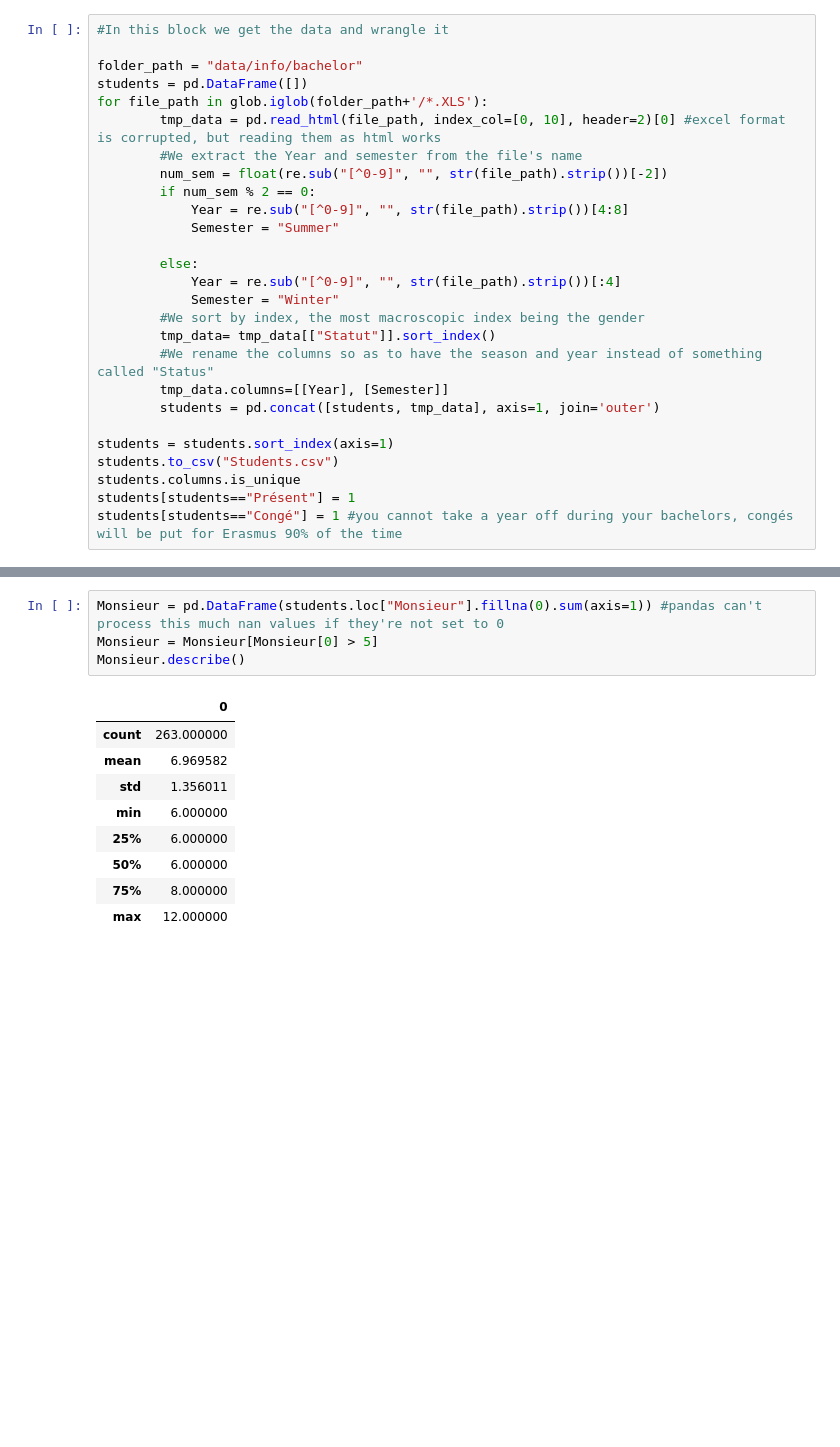
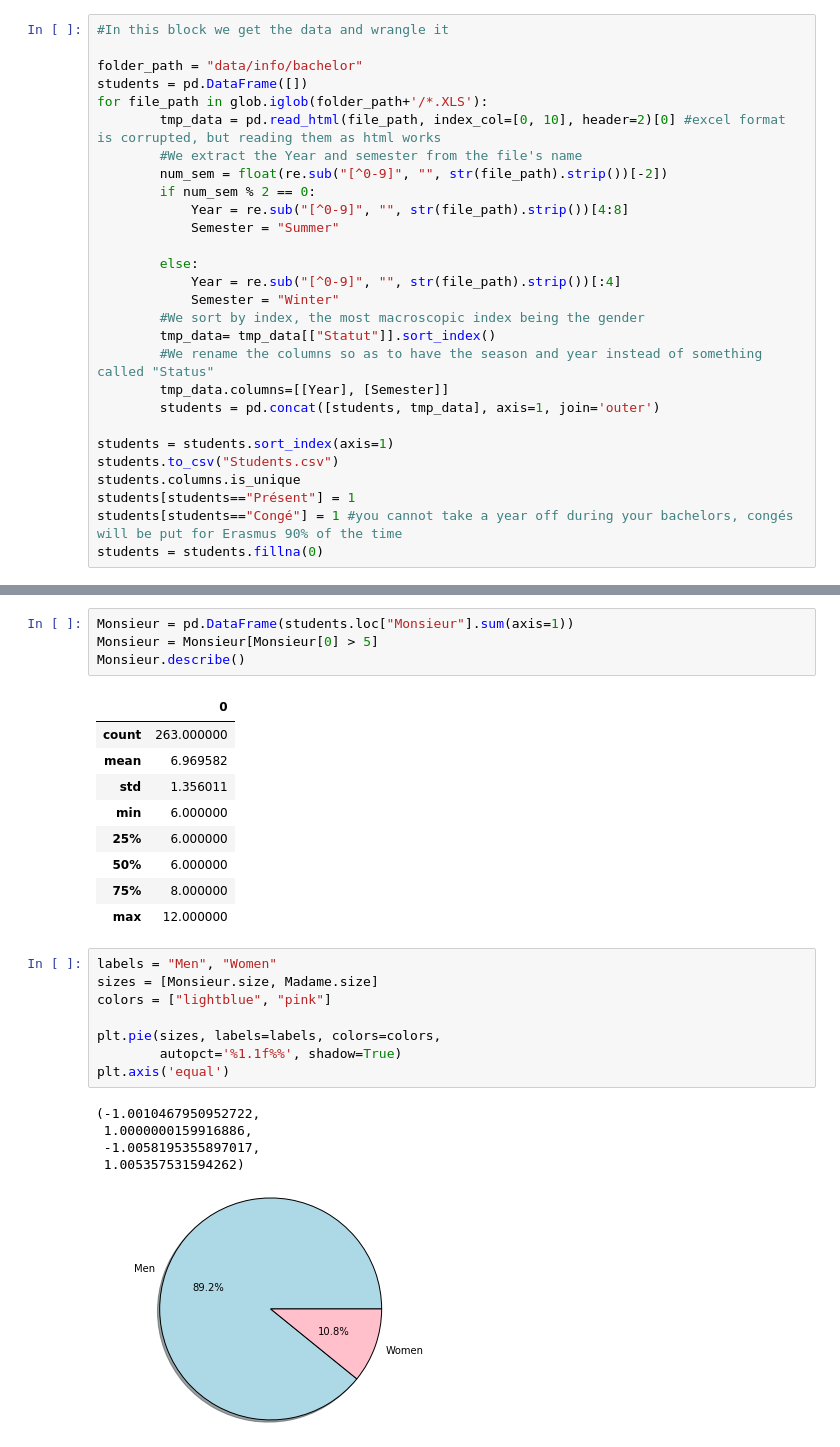
Before and after one commit to lfkrapp/literate-pancake, a Jupyter notebook: 02 - Data from the Web/homework.ipynb, the cells around one changed output, grey strips where cells are left out. Cells and saved outputs as stored; diff of their text form; blank space fills up the shorter version.

```diff
--- a/02 - Data from the Web/homework.ipynb
+++ b/02 - Data from the Web/homework.ipynb
@@ -48,6 +44,7 @@ students.to_csv("Students.csv")
 students.columns.is_unique
 students[students=="Présent"] = 1
 students[students=="Congé"] = 1 #you cannot take a year off during your bachelors, congés will be put for Erasmus 90% of the time
+students = students.fillna(0)
 # %%
 Madame = pd.DataFrame(students.loc["Madame"].sum(axis=1))
 Madame = Madame[Madame[0] > 5]
@@ -63,7 +60,7 @@ Madame.describe()
 | 75% | 7.250000 |
 | max | 11.000000 |
 # %%
-Monsieur = pd.DataFrame(students.loc["Monsieur"].fillna(0).sum(axis=1)) #pandas can't process this much nan values if they're not set to 0
+Monsieur = pd.DataFrame(students.loc["Monsieur"].sum(axis=1))
 Monsieur = Monsieur[Monsieur[0] > 5]
 Monsieur.describe()
 # %% [output]
@@ -76,3 +73,17 @@ Monsieur.describe()
 | 50% | 6.000000 |
 | 75% | 8.000000 |
 | max | 12.000000 |
+# %%
+labels = "Men", "Women"
+sizes = [Monsieur.size, Madame.size]
+colors = ["lightblue", "pink"]
+
+plt.pie(sizes, labels=labels, colors=colors,
+        autopct='%1.1f%%', shadow=True)
+plt.axis('equal')
+# %% [output]
+(-1.0010467950952722,
+ 1.0000000159916886,
+ -1.0058195355897017,
+ 1.005357531594262)
+[figure, added]
```
Also changed, not shown: parts of 8 cells of this notebook.
